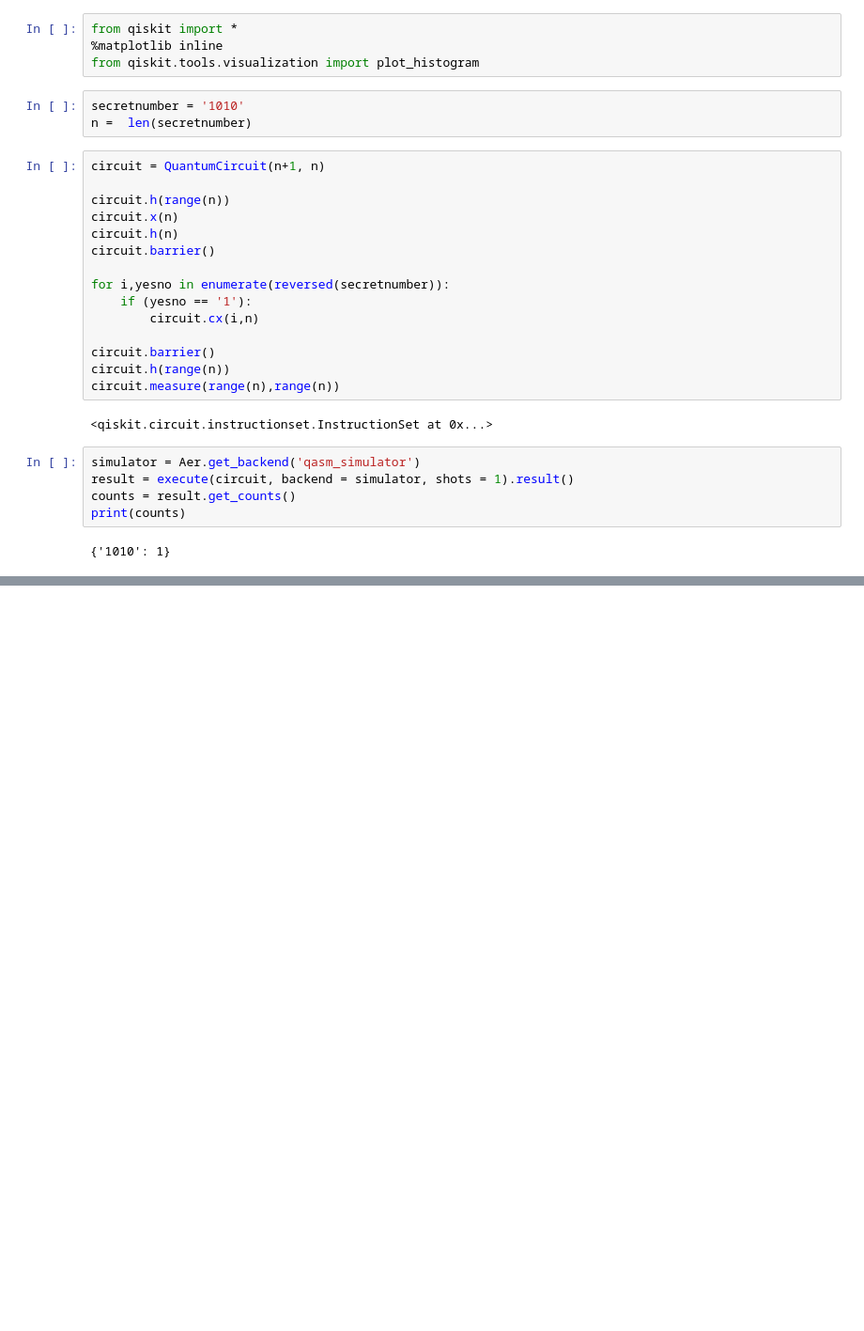
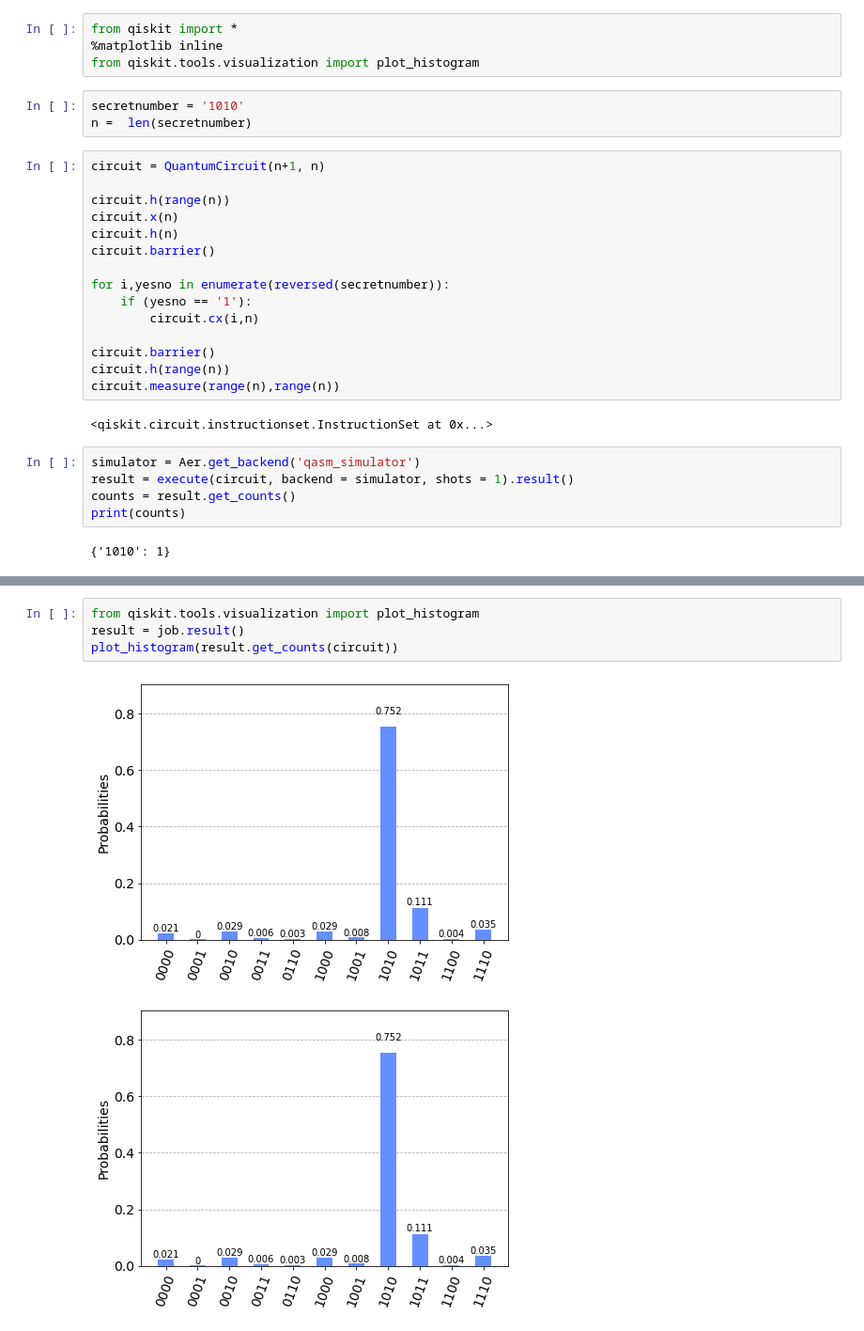
Before and after one commit to jotawarsd/Qiskit-Quantum-computing, a Jupyter notebook: berns_vazirani_algorithm.ipynb, the cells around one changed output, grey strips where cells are left out. Shown: that part at 94% size. Drawn from its saved outputs; the diff is of its cells as text; blank space fills up the shorter version.

```diff
--- a/berns_vazirani_algorithm.ipynb
+++ b/berns_vazirani_algorithm.ipynb
@@ -40,0 +42,7 @@ ibmqfactory.load_account:WARNING:2021-07-17 16:26:06,923: Credentials are alread
+# %%
+from qiskit.tools.visualization import plot_histogram
+result = job.result()
+plot_histogram(result.get_counts(circuit))
+# %% [output]
+[figure, added]
+[figure, added]
```
Also changed, not shown: parts of 1 cell of this notebook.
